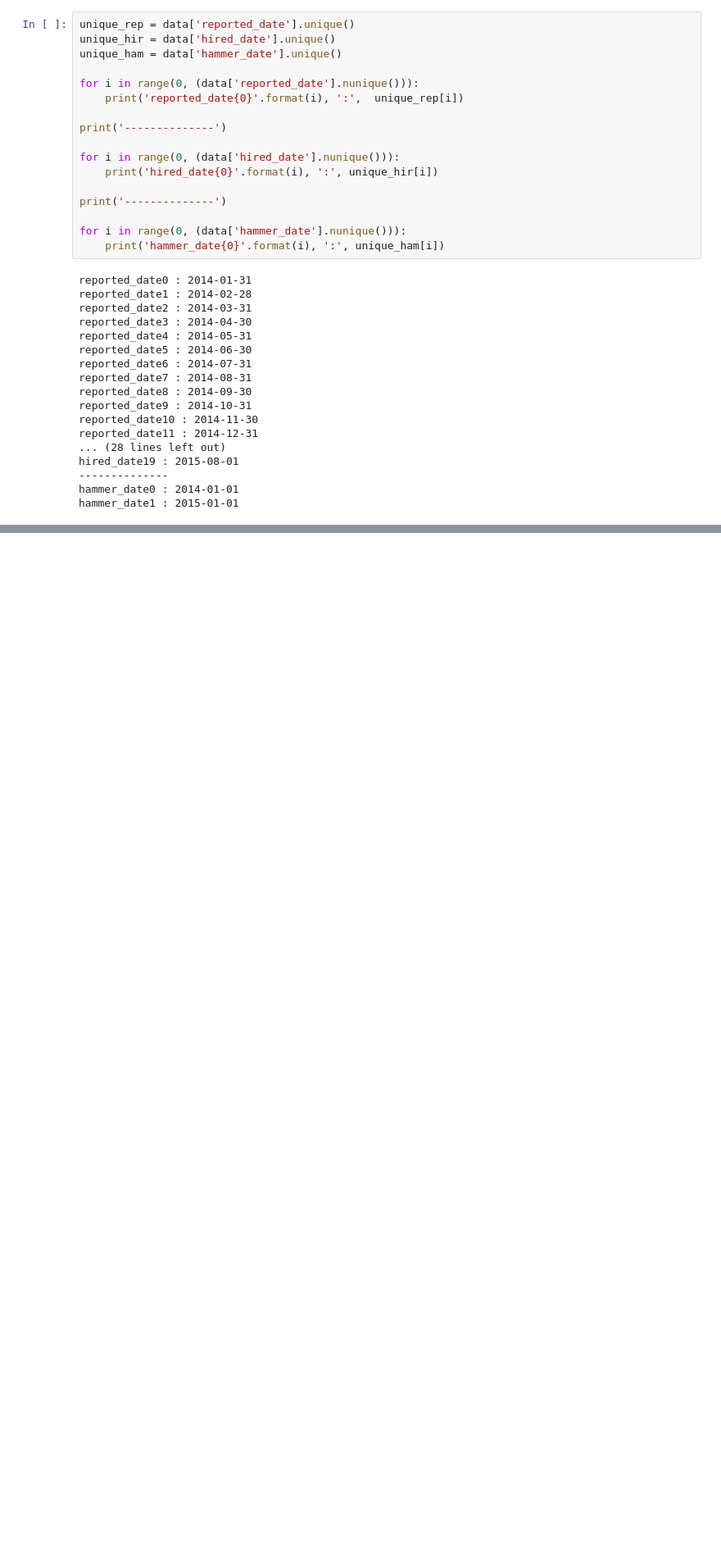
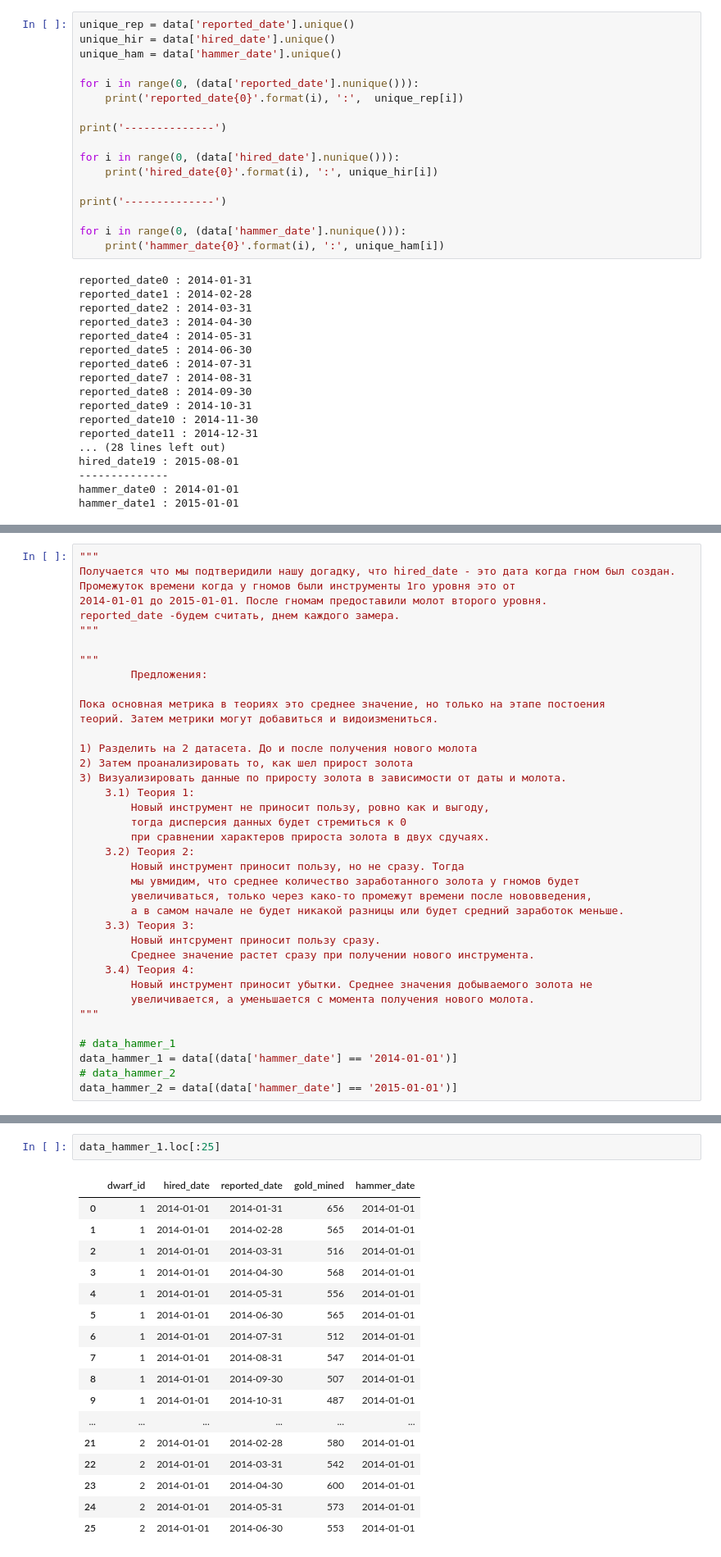
Before and after one commit to Sergo448/gazprom, a Jupyter notebook: notebooks/updating_test.ipynb, the cells around one changed output, grey strips where cells are left out. Shown at 82% size. Cells and saved outputs as stored; diff of their text form; blank space fills up the shorter version.

```diff
--- a/notebooks/updating_test.ipynb
+++ b/notebooks/updating_test.ipynb
@@ -176,0 +170,38 @@ reported_date -будем считать, днем каждого замера.
+# %%
+"""
+Получается что мы подтверидили нашу догадку, что hired_date - это дата когда гном был создан.
+Промежуток времени когда у гномов были инструменты 1го уровня это от
+2014-01-01 до 2015-01-01. После гномам предоставили молот второго уровня.
+reported_date -будем считать, днем каждого замера.
+"""
+
+"""
+        Предложения:
+
+Пока основная метрика в теориях это среднее значение, но только на этапе постоения
+теорий. Затем метрики могут добавиться и видоизмениться.
+
+1) Разделить на 2 датасета. До и после получения нового молота
+2) Затем проанализировать то, как шел прирост золота
+3) Визуализировать данные по приросту золота в зависимости от даты и молота.
+    3.1) Теория 1:
+        Новый инструмент не приносит пользу, ровно как и выгоду,
+        тогда дисперсия данных будет стремиться к 0
+        при сравнении характеров прироста золота в двух сдучаях.
+    3.2) Теория 2:
+        Новый инструмент приносит пользу, но не сразу. Тогда
+        мы увмидим, что среднее количество заработанного золота у гномов будет
+        увеличиваться, только через како-то промежут времени после нововведения,
+        а в самом начале не будет никакой разницы или будет средний заработок меньше.
+    3.3) Теория 3:
+        Новый интсрумент приносит пользу сразу.
+        Среднее значение растет сразу при получении нового инструмента.
+    3.4) Теория 4:
+        Новый инструмент приносит убытки. Среднее значения добываемого золота не
+        увеличивается, а уменьшается с момента получения нового молота.
+"""
+
+# data_hammer_1
+data_hammer_1 = data[(data['hammer_date'] == '2014-01-01')]
+# data_hammer_2
+data_hammer_2 = data[(data['hammer_date'] == '2015-01-01')]
@@ -176,0 +272,20 @@ reported_date -будем считать, днем каждого замера.
+# %%
+data_hammer_1.loc[:25]
+# %% [output]
+|  | dwarf_id | hired_date | reported_date | gold_mined | hammer_date |
+| 0 | 1 | 2014-01-01 | 2014-01-31 | 656 | 2014-01-01 |
+| 1 | 1 | 2014-01-01 | 2014-02-28 | 565 | 2014-01-01 |
+| 2 | 1 | 2014-01-01 | 2014-03-31 | 516 | 2014-01-01 |
+| 3 | 1 | 2014-01-01 | 2014-04-30 | 568 | 2014-01-01 |
+| 4 | 1 | 2014-01-01 | 2014-05-31 | 556 | 2014-01-01 |
+| 5 | 1 | 2014-01-01 | 2014-06-30 | 565 | 2014-01-01 |
+| 6 | 1 | 2014-01-01 | 2014-07-31 | 512 | 2014-01-01 |
+| 7 | 1 | 2014-01-01 | 2014-08-31 | 547 | 2014-01-01 |
+| 8 | 1 | 2014-01-01 | 2014-09-30 | 507 | 2014-01-01 |
+| 9 | 1 | 2014-01-01 | 2014-10-31 | 487 | 2014-01-01 |
+| ... | ... | ... | ... | ... | ... |
+| 21 | 2 | 2014-01-01 | 2014-02-28 | 580 | 2014-01-01 |
+| 22 | 2 | 2014-01-01 | 2014-03-31 | 542 | 2014-01-01 |
+| 23 | 2 | 2014-01-01 | 2014-04-30 | 600 | 2014-01-01 |
+| 24 | 2 | 2014-01-01 | 2014-05-31 | 573 | 2014-01-01 |
+| 25 | 2 | 2014-01-01 | 2014-06-30 | 553 | 2014-01-01 |
```
Also changed, not shown: parts of 8 cells of this notebook.
